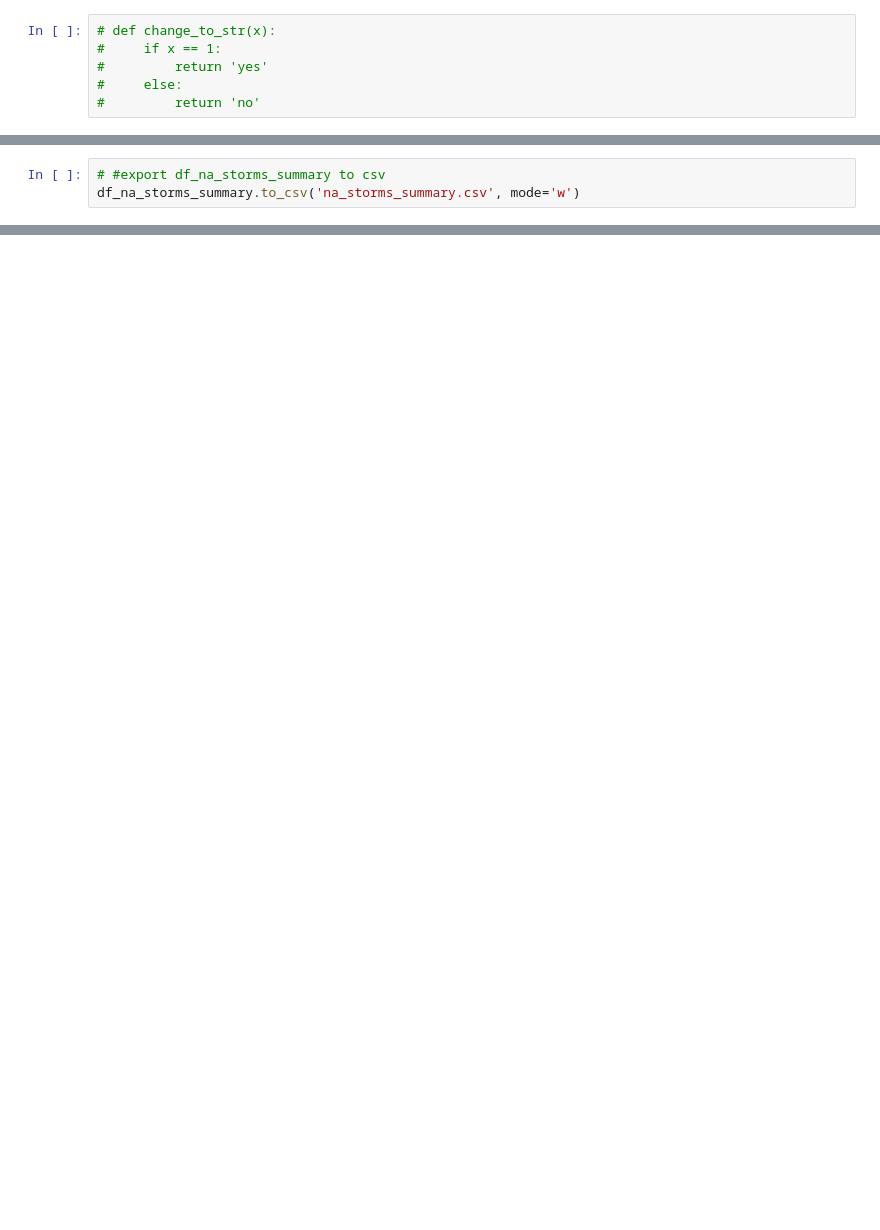
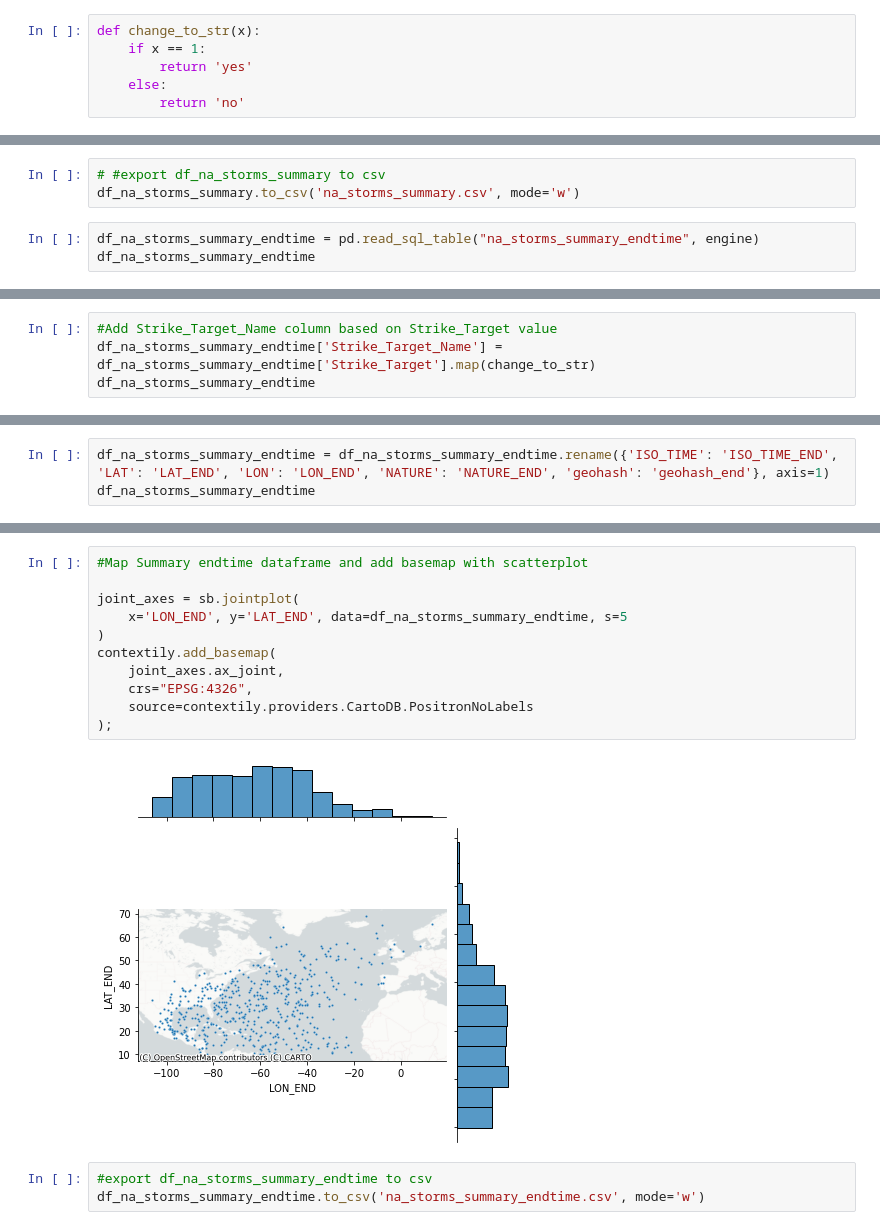
Before and after one commit to daniduce/Final-Project, a Jupyter notebook: Final_Project_Data_Analysis.ipynb, the cells around one changed output, grey strips where cells are left out. Drawn from its saved outputs; the diff is of its cells as text; blank space fills up the shorter version.

```diff
--- a/Final_Project_Data_Analysis.ipynb
+++ b/Final_Project_Data_Analysis.ipynb
@@ -216,7 +239,7 @@ df_na_storms_summary
 # %%
-# def change_to_str(x):
-#     if x == 1:
-#         return 'yes'
-#     else:
-#         return 'no'
+def change_to_str(x):
+    if x == 1:
+        return 'yes'
+    else:
+        return 'no'
 # %%
@@ -225,3 +263,6 @@ df_na_storms_summary
 # %%
 # #export df_na_storms_summary to csv
 df_na_storms_summary.to_csv('na_storms_summary.csv', mode='w')
+# %%
+df_na_storms_summary_endtime = pd.read_sql_table("na_storms_summary_endtime", engine)
+df_na_storms_summary_endtime
@@ -227,0 +283,4 @@ df_na_storms_summary.to_csv('na_storms_summary.csv', mode='w')
+# %%
+#Add Strike_Target_Name column based on Strike_Target value
+df_na_storms_summary_endtime['Strike_Target_Name'] = df_na_storms_summary_endtime['Strike_Target'].map(change_to_str)
+df_na_storms_summary_endtime
@@ -227,0 +301,3 @@ df_na_storms_summary.to_csv('na_storms_summary.csv', mode='w')
+# %%
+df_na_storms_summary_endtime = df_na_storms_summary_endtime.rename({'ISO_TIME': 'ISO_TIME_END', 'LAT': 'LAT_END', 'LON': 'LON_END', 'NATURE': 'NATURE_END', 'geohash': 'geohash_end'}, axis=1)
+df_na_storms_summary_endtime
@@ -227,0 +318,16 @@ df_na_storms_summary.to_csv('na_storms_summary.csv', mode='w')
+# %%
+#Map Summary endtime dataframe and add basemap with scatterplot
+
+joint_axes = sb.jointplot(
+    x='LON_END', y='LAT_END', data=df_na_storms_summary_endtime, s=5
+)
+contextily.add_basemap(
+    joint_axes.ax_joint,
+    crs="EPSG:4326",
+    source=contextily.providers.CartoDB.PositronNoLabels
+);
+# %% [output]
+[figure, added]
+# %%
+#export df_na_storms_summary_endtime to csv
+df_na_storms_summary_endtime.to_csv('na_storms_summary_endtime.csv', mode='w')
```
Also changed, not shown: parts of 25 cells of this notebook, 8 other files.
